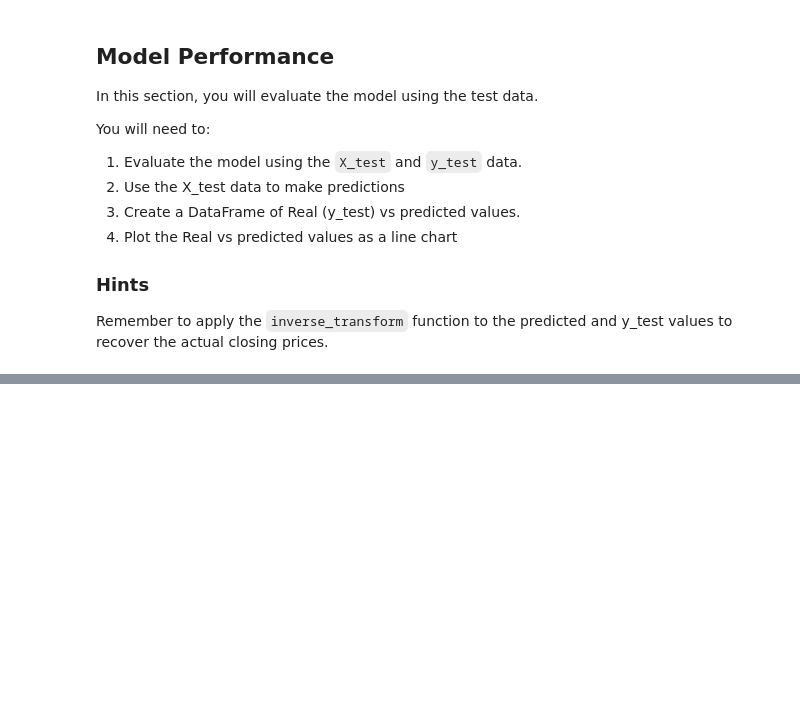
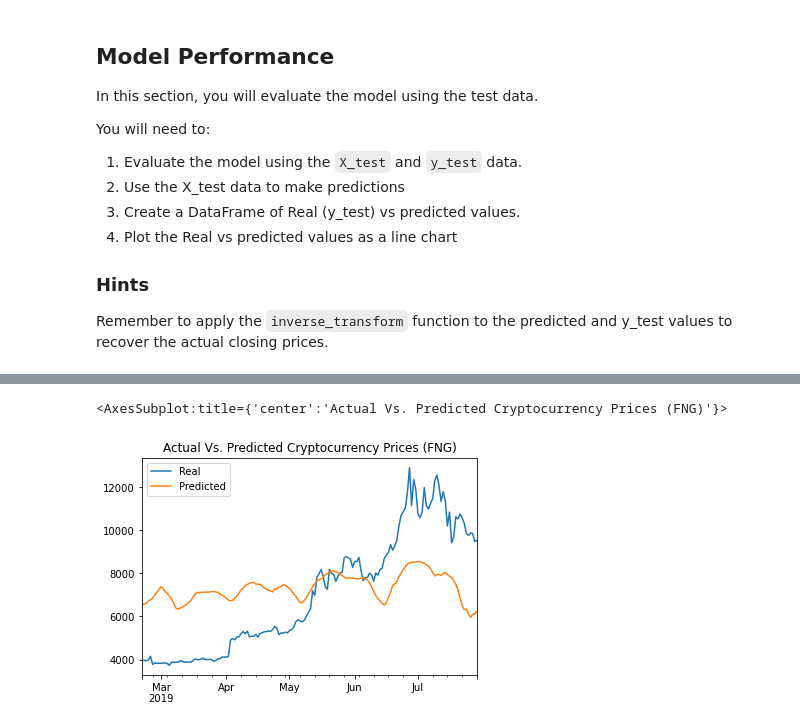
Before and after one commit to jtmcginley123/unit14, a Jupyter notebook: lstm_stock_predictor_fng.ipynb, the cells around one changed output, grey strips where cells are left out. Cells and saved outputs as stored; diff of their text form; code cells hidden in the pictures; blank space fills up the shorter version.

```diff
--- a/lstm_stock_predictor_fng.ipynb
+++ b/lstm_stock_predictor_fng.ipynb
@@ -237,4 +311,5 @@ stocks.head()
 # %%
 # Plot the real vs predicted values as a line chart
 # YOUR CODE HERE!
+stocks.plot(title="Actual Vs. Predicted Cryptocurrency Prices (FNG)")
 # %% [output]
@@ -241,0 +316,2 @@ stocks.head()
+<AxesSubplot:title={'center':'Actual Vs. Predicted Cryptocurrency Prices (FNG)'}>
+[figure, added]
```
Also changed, not shown: parts of 16 cells of this notebook, 1 other file.
